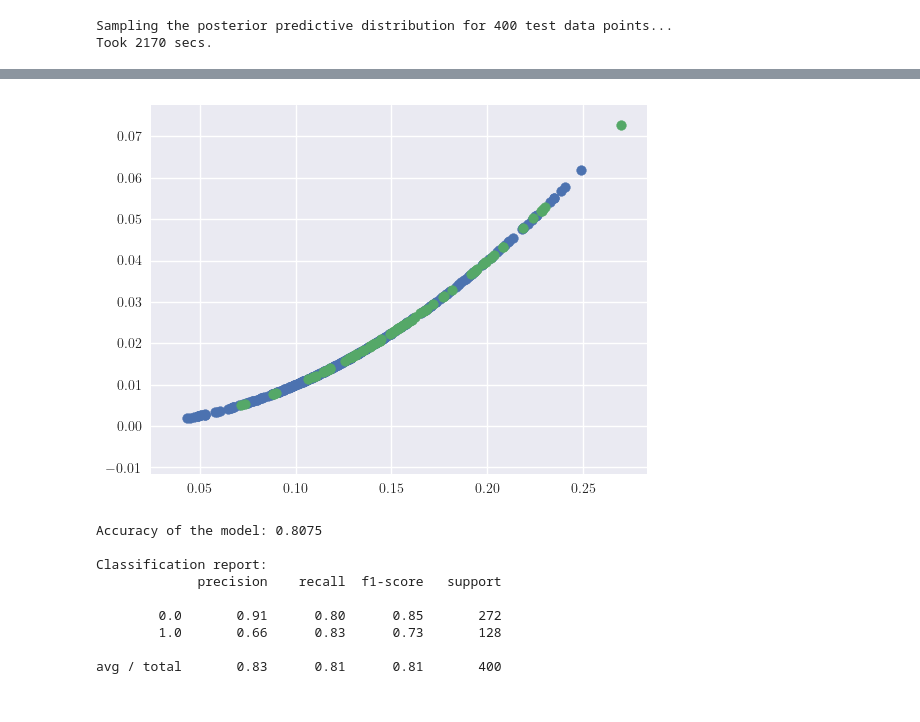
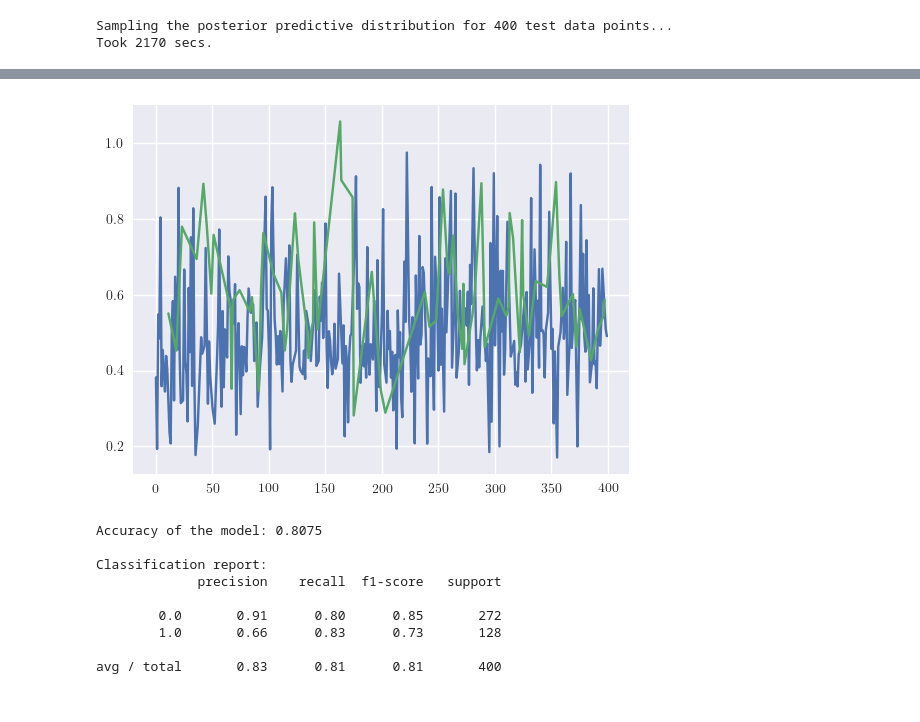
Before and after one commit to msahamed/earthquake_physics_bayesian_nn, a Jupyter notebook: Baysian_neural_network.ipynb, the cells around one changed output, grey strips where cells are left out. Saved outputs shown, nothing was run; the diff lists cells and outputs as text; code cells hidden in the pictures.

```diff
--- a/Baysian_neural_network.ipynb
+++ b/Baysian_neural_network.ipynb
@@ -297,6 +295,12 @@ results['target'] = list(ytest)
 results['predictions'] = predictions_samp.mean(axis = 0)
 results['pred_std'] = predictions_samp.std(axis = 0)
 results['pred_var'] = predictions_samp.var(axis = 0)
+# %%
+zzz = stats.norm.interval(0.95, loc = results['predictions'], scale = results['pred_std'])
+# np.transpose(zzz)[:, 0]
+results['confidence_low'] = np.transpose(zzz)[:, 0]
+results['confidence_high'] = np.transpose(zzz)[:, 1]
+results['confidence_range'] = np.absolute(results['confidence_high'] - results['confidence_low'])
 # %%
 ypred = []
 for pred in results['predictions']:
@@ -317,9 +363,9 @@ Index(['target', 'predictions', 'pred_std', 'pred_var', 'bin_pred'], dtype='obje
 # %%
-plt.scatter(correct.pred_std, correct.pred_var)
-plt.scatter(incorrect.pred_std, incorrect.pred_var)
+plt.plot(correct.confidence_range)
+plt.plot(incorrect.confidence_range)
 plt.show()
 # %% [output]
-[figure, old version]
+[figure, new version]
 # %%
 from sklearn.metrics import accuracy_score, classification_report, confusion_matrix
 # %%
```
Also changed, not shown: parts of 8 cells of this notebook.
